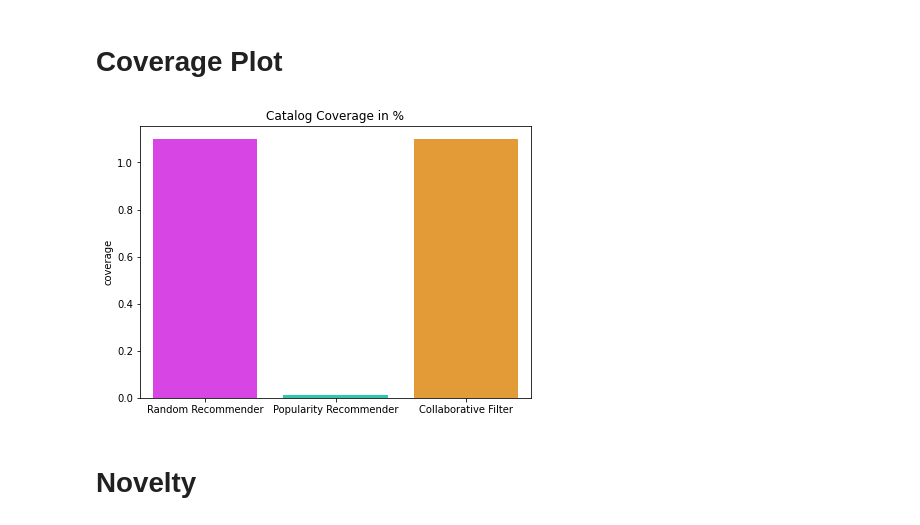
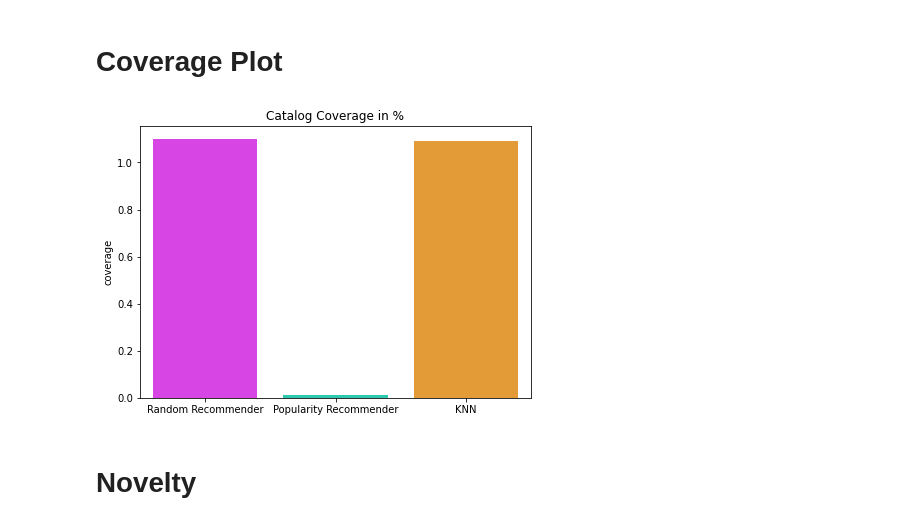
Before and after one commit to Shiyi-Wang/recipeRecSys, a Jupyter notebook: evaluations/KNN Evaluation Module.ipynb, the cells around one changed output. Drawn from its saved outputs; the diff is of its cells as text; code cells hidden in the pictures.

```diff
--- a/evaluations/KNN Evaluation Module.ipynb
+++ b/evaluations/KNN Evaluation Module.ipynb
@@ -283,12 +283,12 @@ print(cf_cat_coverage)
 # %%
 # plot of prediction coverage
 coverage_scores = [random_coverage, pop_coverage, cf_coverage]
-model_names = ['Random Recommender', 'Popularity Recommender', 'Collaborative Filter']
+model_names = ['Random Recommender', 'Popularity Recommender', 'KNN']
 
 fig = plt.figure(figsize=(7, 5))
 recmetrics.coverage_plot(coverage_scores, model_names)
 # %% [output]
-[figure, old version]
+[figure, new version]
 # %% [markdown]
 # Novelty
 # %%
```
Also changed, not shown: parts of 18 cells of this notebook, 17 other files.
